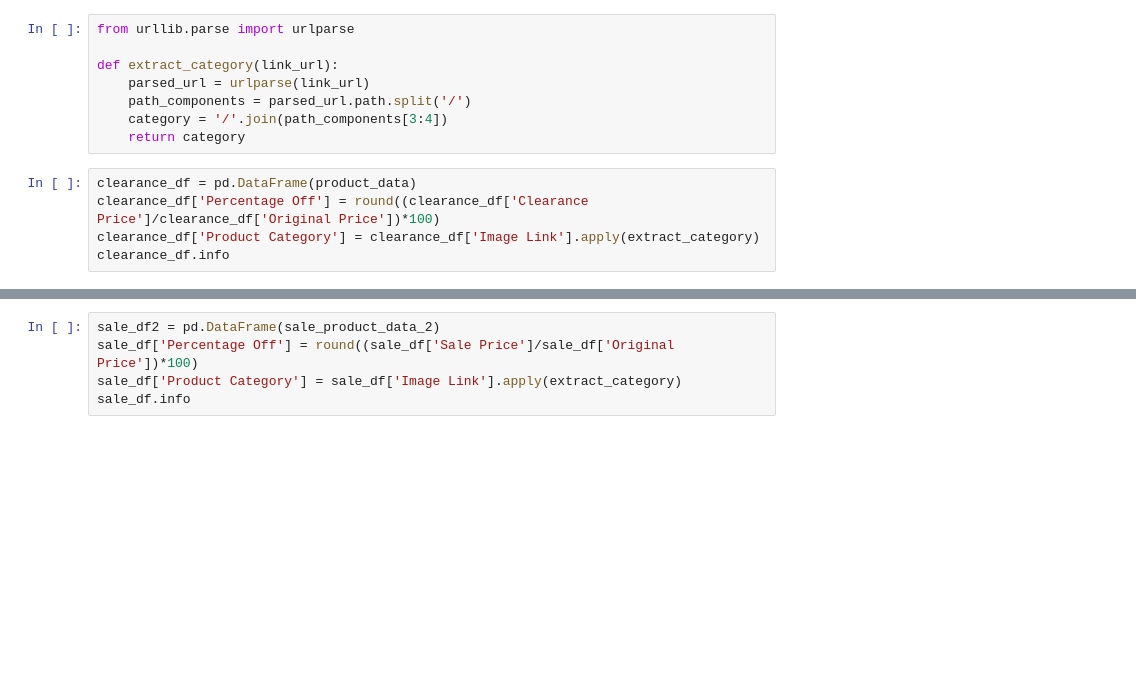
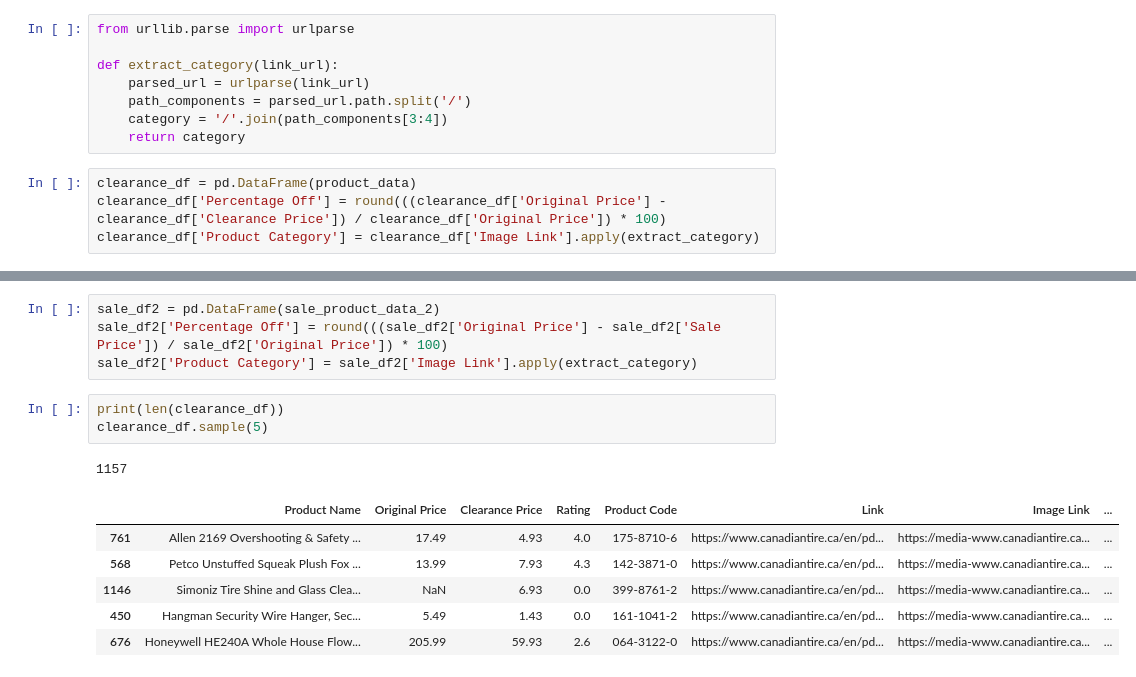
Before and after one commit to kristianrafuse/Canadian-Tire-Clearance-Analysis, a Jupyter notebook: web_scrape.ipynb, the cells around one changed output, grey strips where cells are left out. Drawn from its saved outputs; the diff is of its cells as text; blank space fills up the shorter version.

```diff
--- a/web_scrape.ipynb
+++ b/web_scrape.ipynb
@@ -175,9 +178,8 @@ def extract_category(link_url):
     return category
 # %%
 clearance_df = pd.DataFrame(product_data)
-clearance_df['Percentage Off'] = round((clearance_df['Clearance Price']/clearance_df['Original Price'])*100)
+clearance_df['Percentage Off'] = round(((clearance_df['Original Price'] - clearance_df['Clearance Price']) / clearance_df['Original Price']) * 100)
 clearance_df['Product Category'] = clearance_df['Image Link'].apply(extract_category)
-clearance_df.info
 # %%
 base_url = "https://www.canadiantire.ca/en/promotions/hot-sale.html?page="
 
@@ -354,5 +361,15 @@ print(f"Total number of pages: {total_pages}")
 # %%
 sale_df2 = pd.DataFrame(sale_product_data_2)
-sale_df['Percentage Off'] = round((sale_df['Sale Price']/sale_df['Original Price'])*100)
-sale_df['Product Category'] = sale_df['Image Link'].apply(extract_category)
-sale_df.info
+sale_df2['Percentage Off'] = round(((sale_df2['Original Price'] - sale_df2['Sale Price']) / sale_df2['Original Price']) * 100)
+sale_df2['Product Category'] = sale_df2['Image Link'].apply(extract_category)
+# %%
+print(len(clearance_df))
+clearance_df.sample(5)
+# %% [output]
+1157
+|  | Product Name | Original Price | Clearance Price | Rating | Product Code | Link | Image Link | ... |
+| 761 | Allen 2169 Overshooting & Safety ... | 17.49 | 4.93 | 4.0 | 175-8710-6 | https://www.canadiantire.ca/en/pd... | https://media-www.canadiantire.ca... | ... |
+| 568 | Petco Unstuffed Squeak Plush Fox ... | 13.99 | 7.93 | 4.3 | 142-3871-0 | https://www.canadiantire.ca/en/pd... | https://media-www.canadiantire.ca... | ... |
+| 1146 | Simoniz Tire Shine and Glass Clea... | NaN | 6.93 | 0.0 | 399-8761-2 | https://www.canadiantire.ca/en/pd... | https://media-www.canadiantire.ca... | ... |
+| 450 | Hangman Security Wire Hanger, Sec... | 5.49 | 1.43 | 0.0 | 161-1041-2 | https://www.canadiantire.ca/en/pd... | https://media-www.canadiantire.ca... | ... |
+| 676 | Honeywell HE240A Whole House Flow... | 205.99 | 59.93 | 2.6 | 064-3122-0 | https://www.canadiantire.ca/en/pd... | https://media-www.canadiantire.ca... | ... |
```
Also changed, not shown: parts of 19 cells of this notebook, 4 other files.
